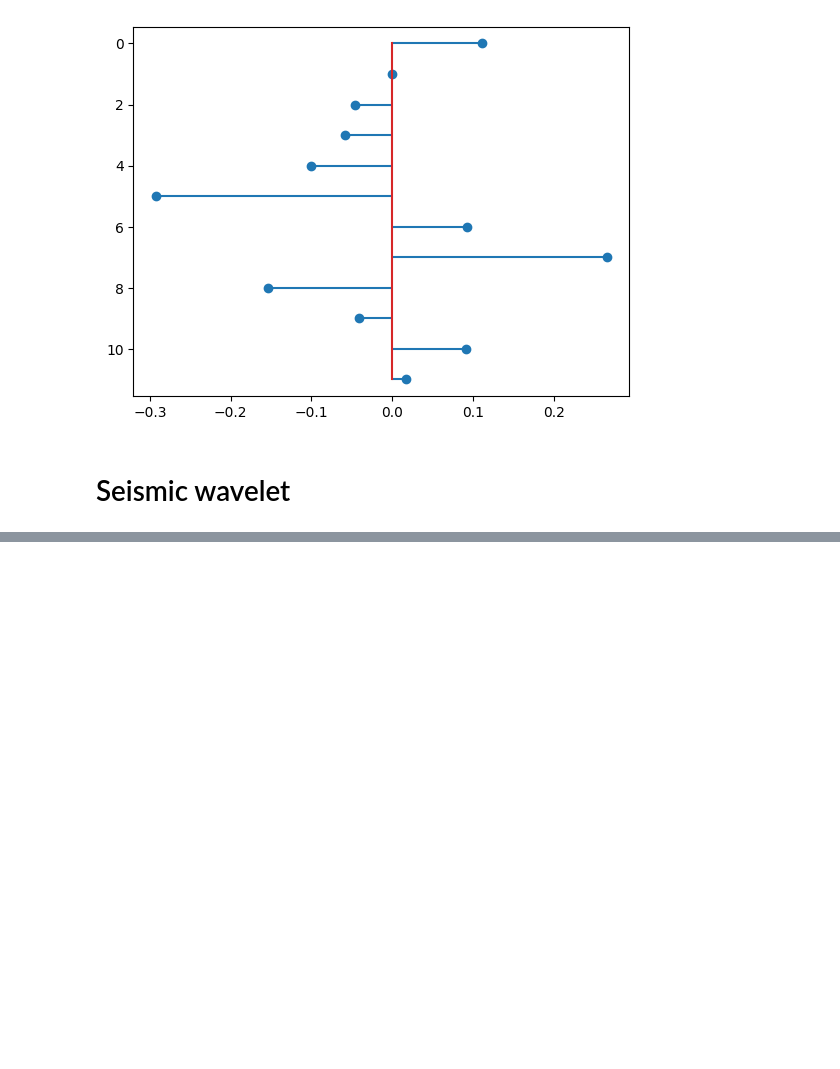
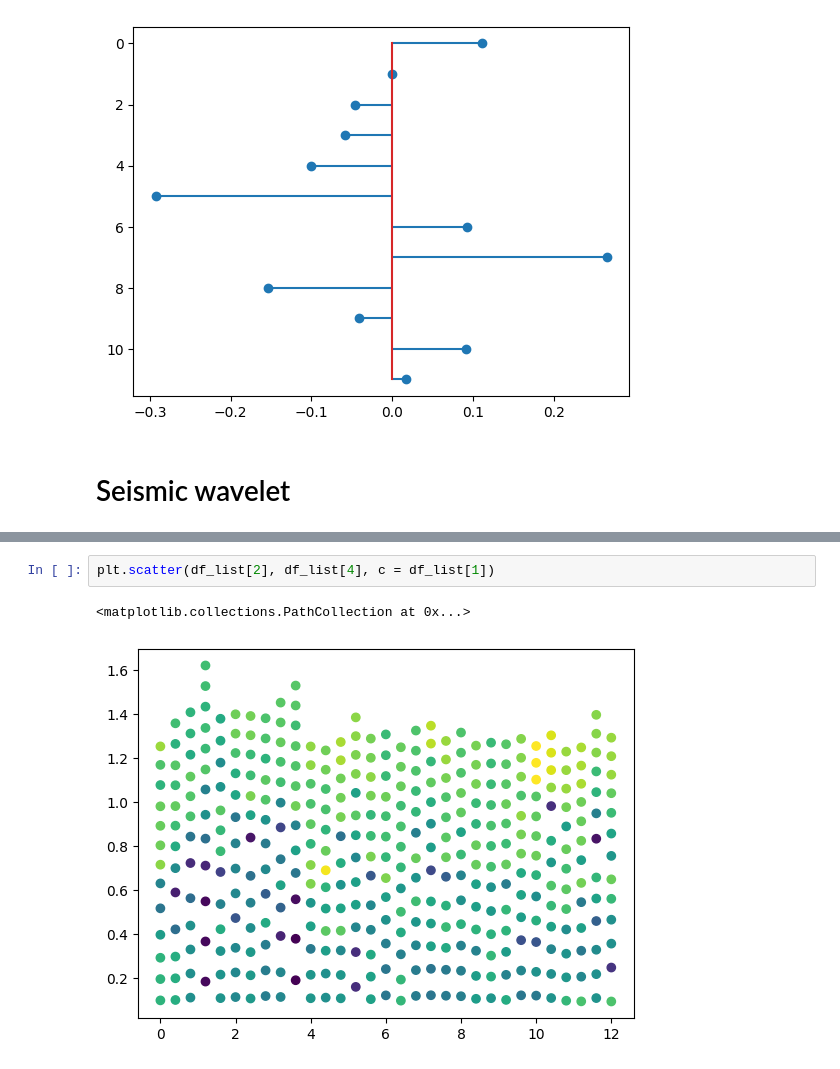
Before and after one commit to Dunckleosteus/seismic, a Jupyter notebook: seismic.ipynb, the cells around one changed output, grey strips where cells are left out. Drawn from its saved outputs; the diff is of its cells as text; blank space fills up the shorter version.

```diff
--- a/seismic.ipynb
+++ b/seismic.ipynb
@@ -141,0 +177,5 @@ print(w)
+# %%
+plt.scatter(df_list[2], df_list[4], c = df_list[1])
+# %% [output]
+<matplotlib.collections.PathCollection at 0x...>
+[figure, added]
```
Also changed, not shown: parts of 8 cells of this notebook.
